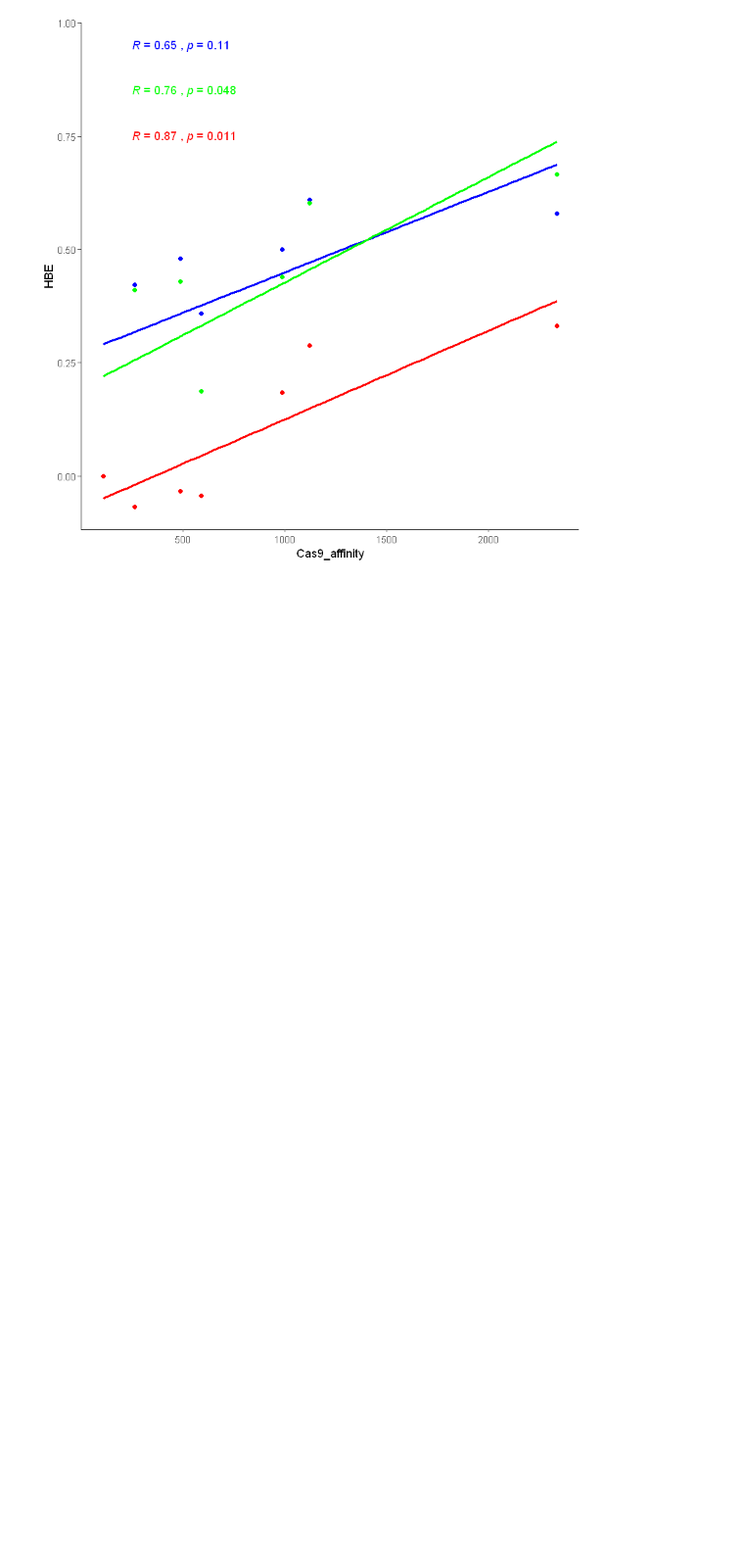
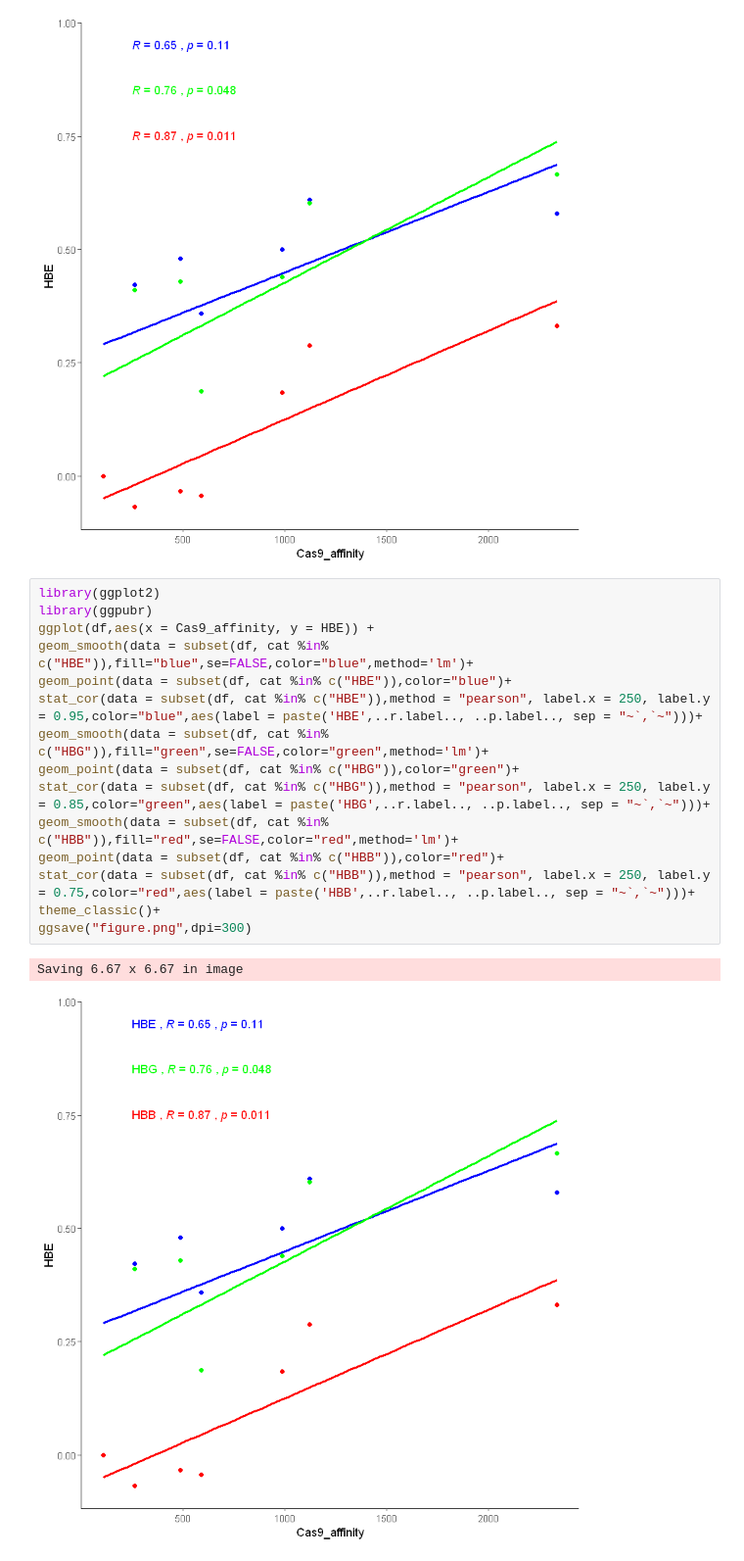
Before and after one commit to YichaoOU/HemTools, a Jupyter notebook: docs/jupyter_notebooks/ggplot2.correlation.ipynb, the cells around one changed output. Shown at 98% size. Cells and saved outputs as stored; diff of their text form; blank space fills up the shorter version.

Commit message:
stat_cor add text

```diff
--- a/docs/jupyter_notebooks/ggplot2.correlation.ipynb
+++ b/docs/jupyter_notebooks/ggplot2.correlation.ipynb
@@ -59,3 +64,21 @@ ggsave("figure.png",dpi=300)
 # %% [output]
 Saving 6.67 x 6.67 in image
 [figure]
+# %%
+library(ggplot2)
+library(ggpubr)
+ggplot(df,aes(x = Cas9_affinity, y = HBE)) +
+geom_smooth(data = subset(df, cat %in% c("HBE")),fill="blue",se=FALSE,color="blue",method='lm')+
+geom_point(data = subset(df, cat %in% c("HBE")),color="blue")+
+stat_cor(data = subset(df, cat %in% c("HBE")),method = "pearson", label.x = 250, label.y = 0.95,color="blue",aes(label = paste('HBE',..r.label.., ..p.label.., sep = "~`,`~")))+
+geom_smooth(data = subset(df, cat %in% c("HBG")),fill="green",se=FALSE,color="green",method='lm')+
+geom_point(data = subset(df, cat %in% c("HBG")),color="green")+
+stat_cor(data = subset(df, cat %in% c("HBG")),method = "pearson", label.x = 250, label.y = 0.85,color="green",aes(label = paste('HBG',..r.label.., ..p.label.., sep = "~`,`~")))+
+geom_smooth(data = subset(df, cat %in% c("HBB")),fill="red",se=FALSE,color="red",method='lm')+
+geom_point(data = subset(df, cat %in% c("HBB")),color="red")+
+stat_cor(data = subset(df, cat %in% c("HBB")),method = "pearson", label.x = 250, label.y = 0.75,color="red",aes(label = paste('HBB',..r.label.., ..p.label.., sep = "~`,`~")))+
+theme_classic()+
+ggsave("figure.png",dpi=300)
+# %% [output]
+Saving 6.67 x 6.67 in image
+[figure, added]
```
Also changed, not shown: parts of 1 cell of this notebook.
